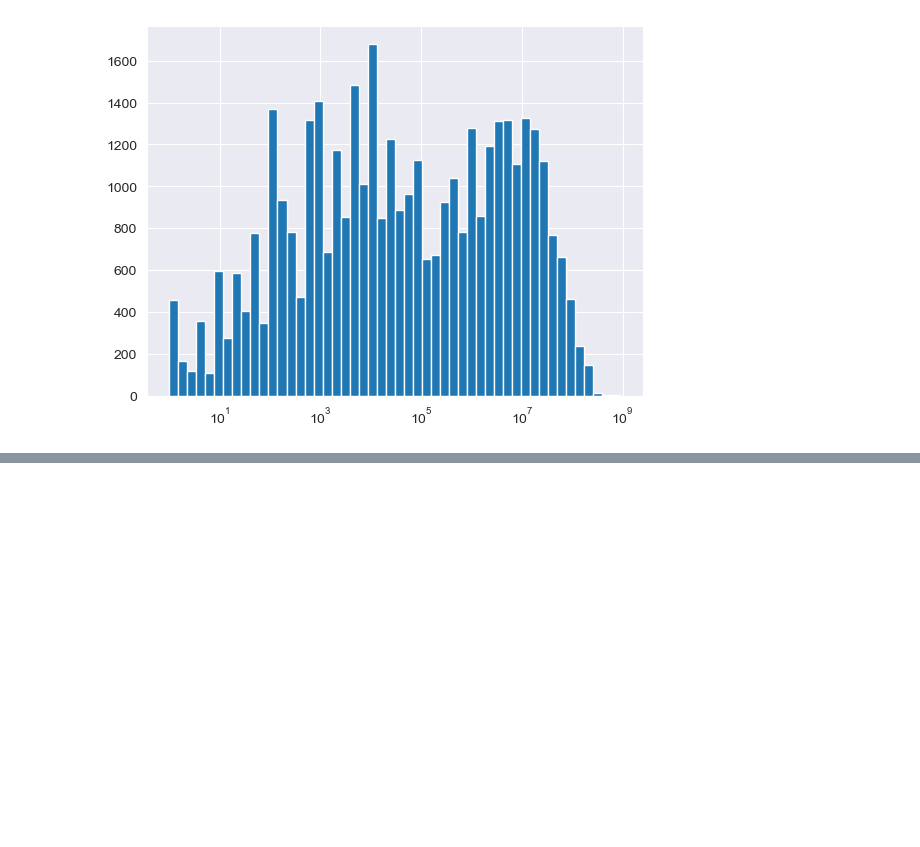
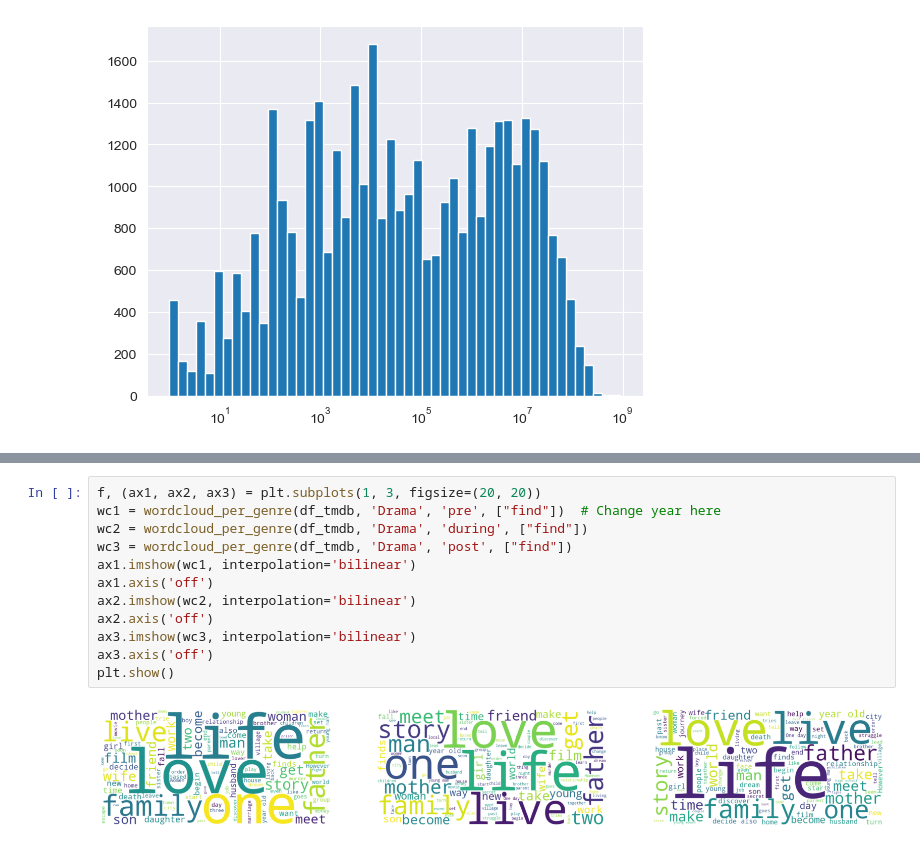
Before and after one commit to epfl-ada/ada-2024-project-databand, a Jupyter notebook: data_overview_CS.ipynb, the cells around one changed output, grey strips where cells are left out. Saved outputs shown, nothing was run; the diff lists cells and outputs as text; blank space fills up the shorter version.

Commit message:
some wordclouds

```diff
--- a/data_overview_CS.ipynb
+++ b/data_overview_CS.ipynb
@@ -314,0 +360,14 @@ plot_loghist(df_tmdb[df_tmdb['budget'] > 0]['budget'], bins=50)
+# %%
+f, (ax1, ax2, ax3) = plt.subplots(1, 3, figsize=(20, 20))
+wc1 = wordcloud_per_genre(df_tmdb, 'Drama', 'pre', ["find"])  # Change year here
+wc2 = wordcloud_per_genre(df_tmdb, 'Drama', 'during', ["find"])
+wc3 = wordcloud_per_genre(df_tmdb, 'Drama', 'post', ["find"])
+ax1.imshow(wc1, interpolation='bilinear')
+ax1.axis('off')
+ax2.imshow(wc2, interpolation='bilinear')
+ax2.axis('off')
+ax3.imshow(wc3, interpolation='bilinear')
+ax3.axis('off')
+plt.show()
+# %% [output]
+[figure, added]
```
Also changed, not shown: parts of 4 cells of this notebook.
